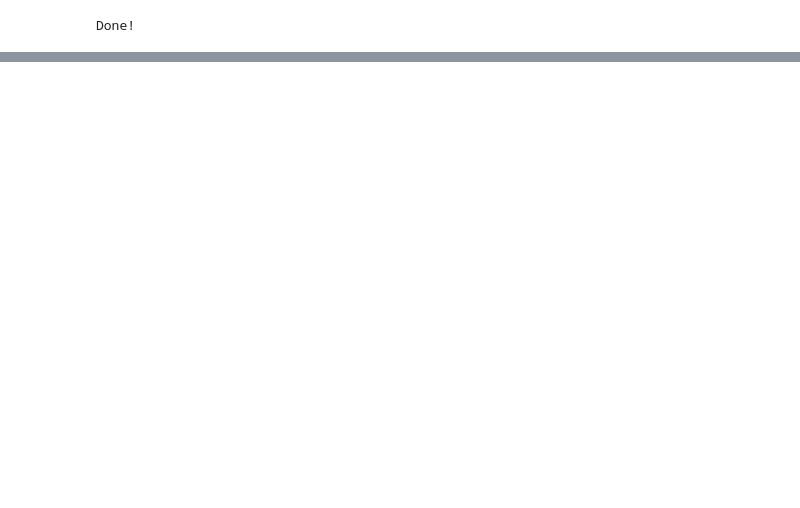
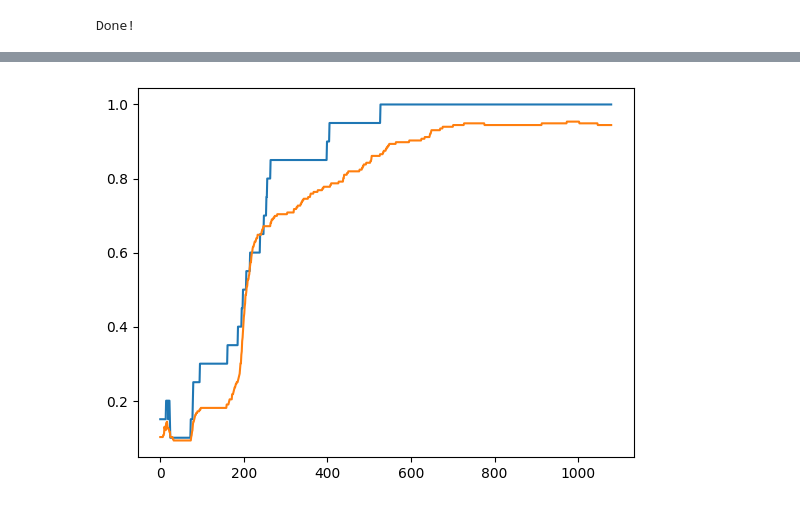
Before and after one commit to PimSchoolkateUPC/Deep-Kernel-Learning, a Jupyter notebook: src/Merhkanoon_repro_pytorch.ipynb, the cells around one changed output, grey strips where cells are left out. Saved outputs shown, nothing was run; the diff lists cells and outputs as text; code cells hidden in the pictures; blank space fills up the shorter version.

```diff
--- a/src/Merhkanoon_repro_pytorch.ipynb
+++ b/src/Merhkanoon_repro_pytorch.ipynb
@@ -351,0 +408,4 @@ m.plot('loss')
+# %%
+model.add_head()
+optimizer = torch.optim.SGD(model.parameters(), lr=learning_rate, weight_decay=1e-3)
+m = ModelTrainer(model, train_dataloader, test_dataloader, loss_fn, optimizer, batch_size, epochs, learning_rate, verbose=False)
@@ -351,0 +425,2 @@ m.plot('loss')
+# %%
+m.fit(1000)
@@ -351,0 +444,4 @@ m.plot('loss')
+# %%
+m.plot('accuracy')
+# %% [output]
+[figure, added]
```
Also changed, not shown: parts of 17 cells of this notebook, 3 other files.
